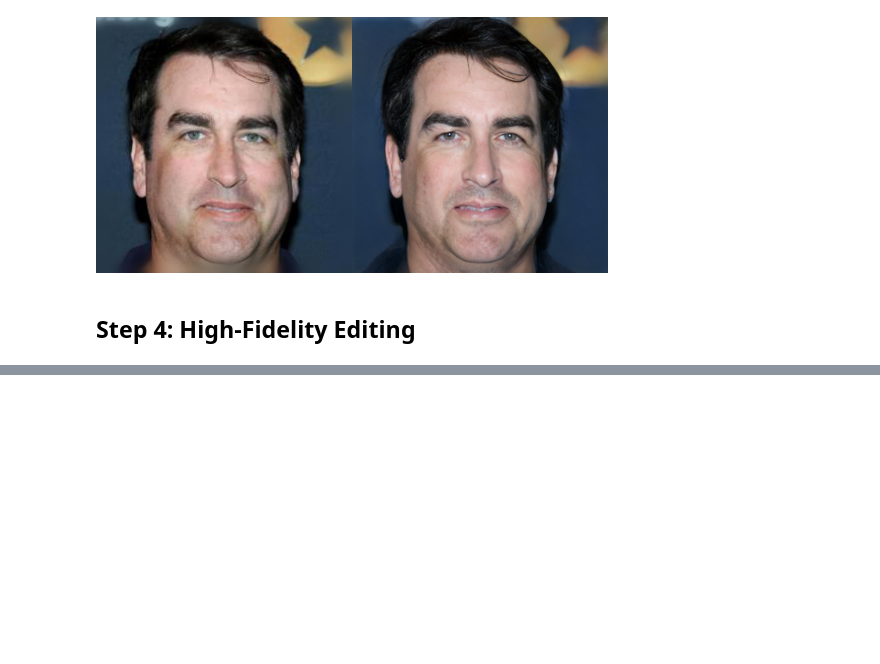
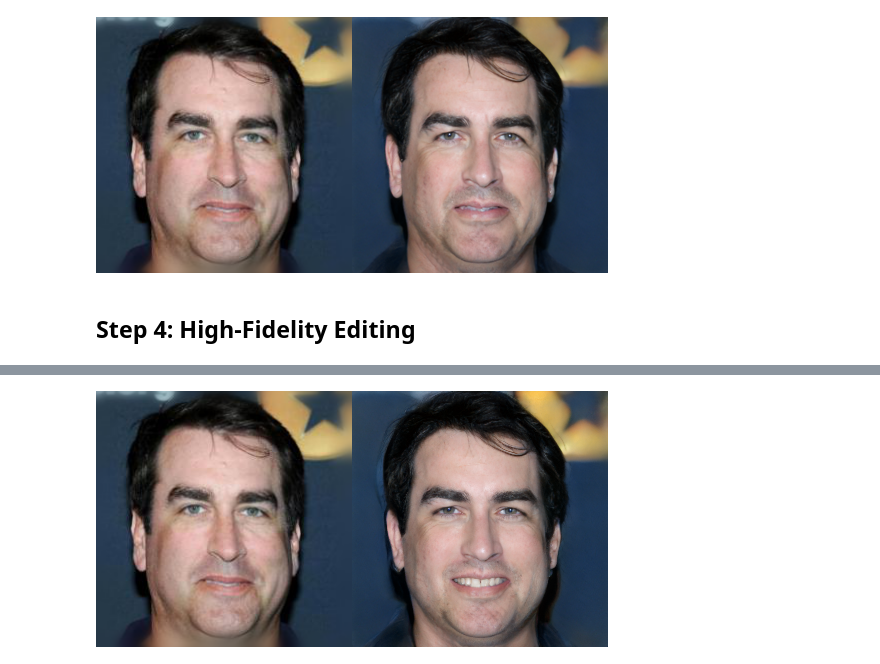
Before and after one commit to Tengfei-Wang/HFGI, a Jupyter notebook: HFGI_playground.ipynb, the cells around one changed output, grey strips where cells are left out. Drawn from its saved outputs; the diff is of its cells as text; code cells hidden in the pictures; blank space fills up the shorter version.

```diff
--- a/HFGI_playground.ipynb
+++ b/HFGI_playground.ipynb
@@ -275,7 +212,40 @@ editor = latent_editor.LatentEditor(net.decoder)
 # %%
+from editings import latent_editor
+editor = latent_editor.LatentEditor(net.decoder)
 # interface-GAN
+INTERFACE_ATTRS = ['age', 'pose', 'smile']
+# print(gender_bound)
 interfacegan_directions = {
         'age': './editings/interfacegan_directions/age.pt',
-        'smile': './editings/interfacegan_directions/smile.pt' }
-edit_direction = torch.load(interfacegan_directions['smile']).cuda()
-edit_degree = 1.5
+        'smile': './editings/interfacegan_directions/smile.pt',
+        'pose' : './editings/interfacegan_directions/pose.pt',
+         }
+# %%
+#@title #Adjust Interface attributes { display-mode: "form", run: "auto" }
+
+age = -1.3 #@param {type:"slider", min:-3.0, max:3.0, step:0.1}
+# eyeglasses = 0 #@param {type:"slider", min:-2.9, max:3.0, step:0.1}
+# gender = 2.4 #@param {type:"slider", min:-3.0, max:3.0, step:0.1}
+pose = 0.3 #@param {type:"slider", min:-3.0, max:3.0, step:0.1}
+smile = 0.6 #@param {type:"slider", min:-3.0, max:3.0, step:0.1}
+
+tic = time.time()
+edit_latents = latent_codes[0].clone().detach().unsqueeze(0).cuda()
+
+for i, attr_name in enumerate(INTERFACE_ATTRS):
+  edit_direction = torch.load(interfacegan_directions[attr_name]).cuda()
+  edit_latents += edit_direction * eval(attr_name)
+
+with torch.no_grad():
+    img_edit, _ = editor.generator([edit_latents], None, randomize_noise=False, input_is_latent=True)
+# ADA
+img_edit = torch.nn.functional.interpolate(torch.clamp(img_edit, -1., 1.), size=(256,256) , mode='bilinear')
+res_align  = net.grid_align(torch.cat((res, img_edit  ), 1))
+# consultation fusion
+conditions = net.residue(res_align)
+result, _ = net.decoder([edit_latents],conditions, input_is_latent=True, randomize_noise=False, return_latents=True)
+result = torch.nn.functional.interpolate(result, size=(256,256) , mode='bilinear')
+toc = time.time()
+print('Inference took {:.4f} seconds.'.format(toc - tic))
+display_alongside_source_image(tensor2im(result[0]), input_image)
+# %% [output]
@@ -281,0 +253 @@ edit_degree = 1.5
+[figure, added]
```
Also changed, not shown: parts of 21 cells of this notebook, 1 other file.
